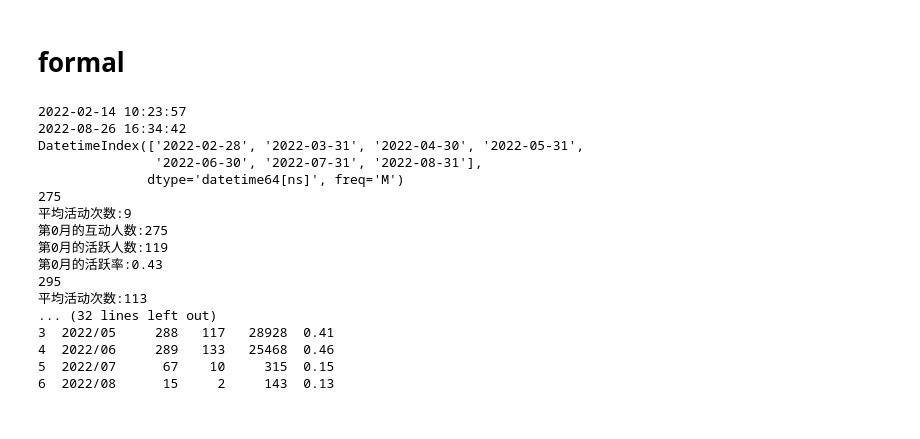
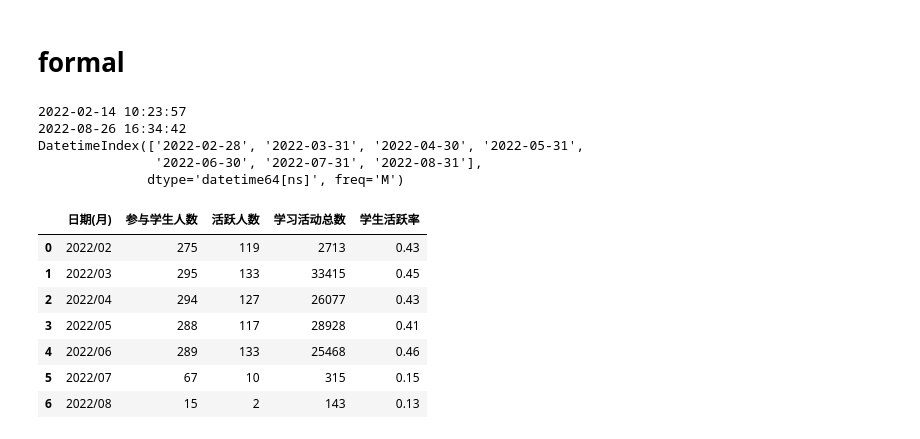
Before and after one commit to Junglepan/Pandas_Learning, a Jupyter notebook: DXWL_DATA/data_processing.ipynb, the cells around one changed output. Drawn from its saved outputs; the diff is of its cells as text; code cells hidden in the pictures.

```diff
--- a/DXWL_DATA/data_processing.ipynb
+++ b/DXWL_DATA/data_processing.ipynb
@@ -664,10 +664,10 @@ for i in range(len(date_range1)):
 
 #     print(df_M.shape)
     stu_number = df_M['姓名'].nunique()  # 学习人数
-    print(stu_number)
+#     print(stu_number)
 # 平均活动次数:
     ave_activity = df_M.shape[0]/stu_number
-    print("平均活动次数:" + str(int(ave_activity)))
+#     print("平均活动次数:" + str(int(ave_activity)))
 
     # 获取每个人的活动次数 活跃人数  活跃率
     date = date_range1[i]
@@ -688,55 +688,49 @@ for i in range(len(date_range1)):
 
 #          if(times >10):
 #             break
-    print('第{}月的互动人数:{}'.format(i,ac_number))
-    print('第{}月的活跃人数:{}'.format(i,huoyue_number))
-    print('第{}月的活跃率:{}'.format(i,huoyue_ratio))
+#     print('第{}月的互动人数:{}'.format(i,ac_number))
+#     print('第{}月的活跃人数:{}'.format(i,huoyue_number))
+#     print('第{}月的活跃率:{}'.format(i,huoyue_ratio))
 
     # 统计表 index:
     list_temp = [date.strftime('%Y/%m'),ac_number,huoyue_number,ac_sum,huoyue_ratio]
     df_list.append(list_temp)
-    df_activity = pd.DataFrame(df_list,columns = ['日期(月)','参与学生人数', '活跃人数', '学习活动总数', '学生活跃率'])
-print(df_activity)
+df_activity = pd.DataFrame(df_list,columns = ['日期(月)','参与学生人数', '活跃人数', '学习活动总数', '学生活跃率'])
+df_activity
+
+
+
 
 
 # 区分不同的行为：学习行为和缺席
 # dict_activit = {'获得考试成绩':1,'参与签到':2,'学生访问章节':3,'完成任务点':4,
 #                 '批阅互评作业':5,'提交作业':6,'提交考试':7,
 #                 '讨论':8,'选人被选中':9,'获得作业成绩':10,}
 # activit_list = list(dict_activit.keys())
 #
 # dict_absence = {'病假':1,'签到已过期':2,'缺勤':3,'公假':4,'事假':5}
 # absence_list = list(dict_absence.keys())
 #
 # df_activity = df_dropTeacher[(df_dropTeacher['事件类型'] != '病假') &
 #     (df_dropTeacher['事件类型'] != '签到已过期') &
 #     (df_dropTeacher['事件类型'] != '缺勤') &
 #     (df_dropTeacher['事件类型'] != '公假') &
 #     (df_dropTeacher['事件类型'] != '事假') ]
 # # print(list(df_activity.groupby('事件类型')))
 
 # print(df_dropTeacher.shape)
 # print(df_activity.shape)
-
-
-index = ['参与学生人数','活跃人数','学习活动总数','学生活跃率']
-for date in range(len(date_range1)):
-     temp= df_dropTeacher[df_dropTeacher['时间'] < date_range1[0]]
 # %% [output]
 2022-02-14 10:23:57
 2022-08-26 16:34:42
 DatetimeIndex(['2022-02-28', '2022-03-31', '2022-04-30', '2022-05-31',
                '2022-06-30', '2022-07-31', '2022-08-31'],
               dtype='datetime64[ns]', freq='M')
-275
-平均活动次数:9
-第0月的互动人数:275
-第0月的活跃人数:119
-第0月的活跃率:0.43
-295
-平均活动次数:113
-... (32 lines left out)
-3  2022/05     288   117   28928  0.41
-4  2022/06     289   133   25468  0.46
-5  2022/07      67    10     315  0.15
-6  2022/08      15     2     143  0.13
+|  | 日期(月) | 参与学生人数 | 活跃人数 | 学习活动总数 | 学生活跃率 |
+| 0 | 2022/02 | 275 | 119 | 2713 | 0.43 |
+| 1 | 2022/03 | 295 | 133 | 33415 | 0.45 |
+| 2 | 2022/04 | 294 | 127 | 26077 | 0.43 |
+| 3 | 2022/05 | 288 | 117 | 28928 | 0.41 |
+| 4 | 2022/06 | 289 | 133 | 25468 | 0.46 |
+| 5 | 2022/07 | 67 | 10 | 315 | 0.15 |
+| 6 | 2022/08 | 15 | 2 | 143 | 0.13 |
```
Also changed, not shown: parts of 1 cell of this notebook, 1 other file.
